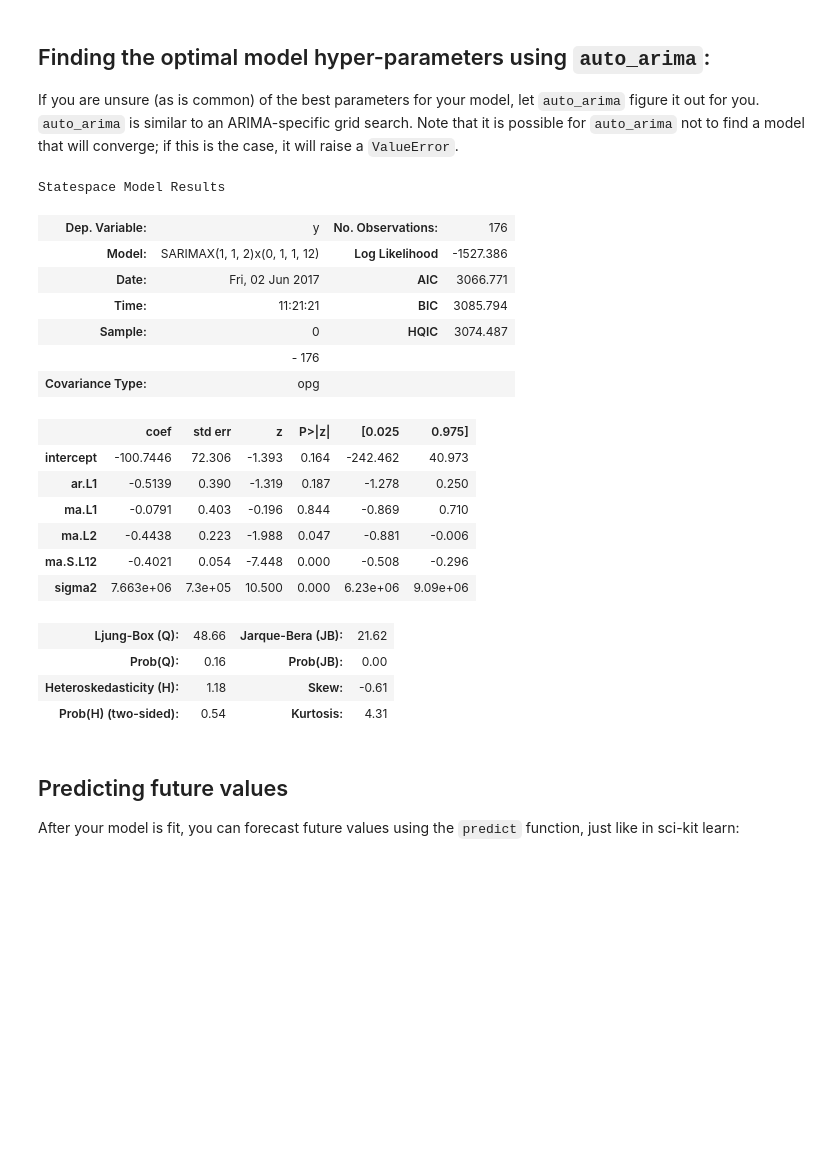
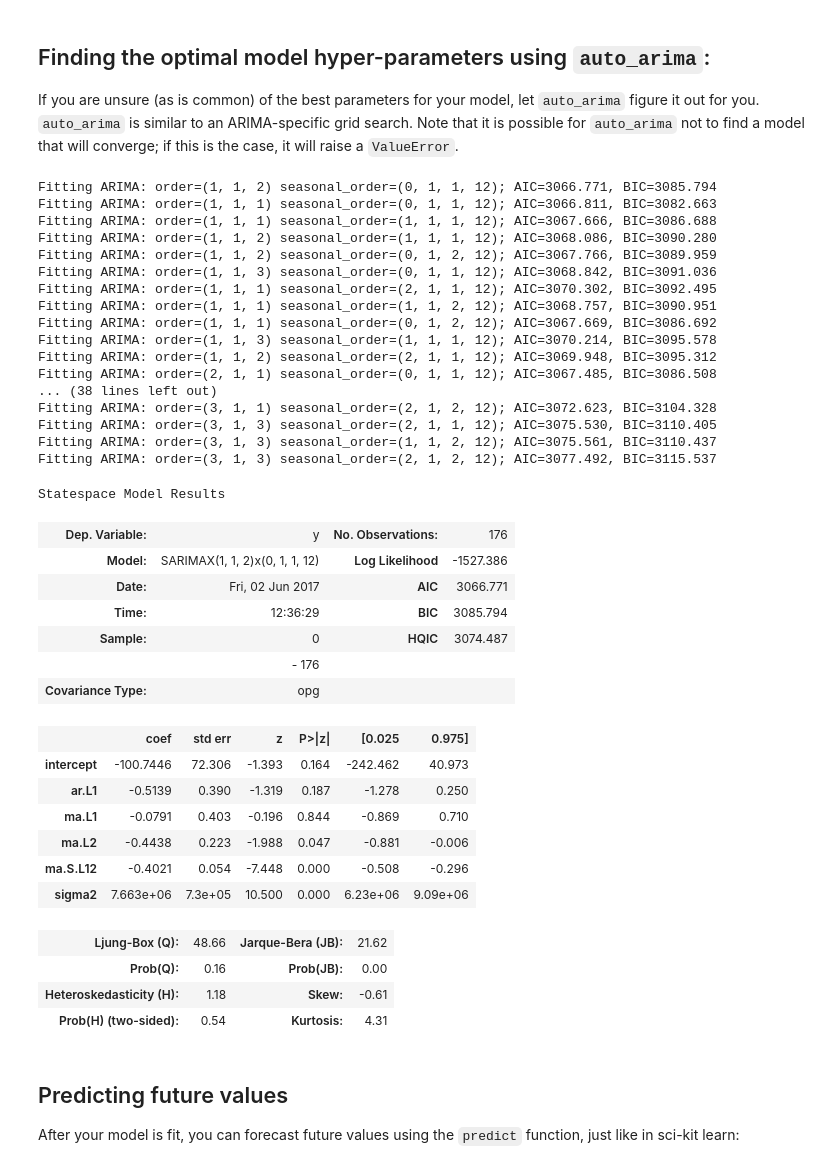
Before and after one commit to alkaline-ml/pmdarima, a Jupyter notebook: doc/examples/quick_start_example.ipynb, the cells around one changed output. Saved outputs shown, nothing was run; the diff lists cells and outputs as text; code cells hidden in the pictures; blank space fills up the shorter version.

Commit message:
Augment trace msg

```diff
--- a/doc/examples/quick_start_example.ipynb
+++ b/doc/examples/quick_start_example.ipynb
@@ -85,18 +85,35 @@ If you are unsure (as is common) of the best parameters for your model, let `aut
 # %%
 from pyramid.arima import auto_arima
 
 fit = auto_arima(wineind, start_p=1, start_q=1, max_p=3, max_q=3, m=12,
-                 start_P=0, seasonal=True, n_jobs=-1, d=1, D=1,
+                 start_P=0, seasonal=True, n_jobs=-1, d=1, D=1, trace=True,
                  error_action='ignore',  # don't want to know if an order does not work
                  suppress_warnings=True)  # don't want convergence warnings
 
 fit.summary()
 # %% [output]
-Statespace Model Results
+Fitting ARIMA: order=(1, 1, 2) seasonal_order=(0, 1, 1, 12); AIC=3066.771, BIC=3085.794
+Fitting ARIMA: order=(1, 1, 1) seasonal_order=(0, 1, 1, 12); AIC=3066.811, BIC=3082.663
+Fitting ARIMA: order=(1, 1, 1) seasonal_order=(1, 1, 1, 12); AIC=3067.666, BIC=3086.688
+Fitting ARIMA: order=(1, 1, 2) seasonal_order=(1, 1, 1, 12); AIC=3068.086, BIC=3090.280
+Fitting ARIMA: order=(1, 1, 2) seasonal_order=(0, 1, 2, 12); AIC=3067.766, BIC=3089.959
+Fitting ARIMA: order=(1, 1, 3) seasonal_order=(0, 1, 1, 12); AIC=3068.842, BIC=3091.036
+Fitting ARIMA: order=(1, 1, 1) seasonal_order=(2, 1, 1, 12); AIC=3070.302, BIC=3092.495
+Fitting ARIMA: order=(1, 1, 1) seasonal_order=(1, 1, 2, 12); AIC=3068.757, BIC=3090.951
+Fitting ARIMA: order=(1, 1, 1) seasonal_order=(0, 1, 2, 12); AIC=3067.669, BIC=3086.692
+Fitting ARIMA: order=(1, 1, 3) seasonal_order=(1, 1, 1, 12); AIC=3070.214, BIC=3095.578
+Fitting ARIMA: order=(1, 1, 2) seasonal_order=(2, 1, 1, 12); AIC=3069.948, BIC=3095.312
+Fitting ARIMA: order=(2, 1, 1) seasonal_order=(0, 1, 1, 12); AIC=3067.485, BIC=3086.508
+... (38 lines left out)
+Fitting ARIMA: order=(3, 1, 1) seasonal_order=(2, 1, 2, 12); AIC=3072.623, BIC=3104.328
+Fitting ARIMA: order=(3, 1, 3) seasonal_order=(2, 1, 1, 12); AIC=3075.530, BIC=3110.405
+Fitting ARIMA: order=(3, 1, 3) seasonal_order=(1, 1, 2, 12); AIC=3075.561, BIC=3110.437
+Fitting ARIMA: order=(3, 1, 3) seasonal_order=(2, 1, 2, 12); AIC=3077.492, BIC=3115.537
+Statespace Model Results
 | Dep. Variable: | y | No. Observations: | 176 |
 | Model: | SARIMAX(1, 1, 2)x(0, 1, 1, 12) | Log Likelihood | -1527.386 |
 | Date: | Fri, 02 Jun 2017 | AIC | 3066.771 |
-| Time: | 11:21:21 | BIC | 3085.794 |
+| Time: | 12:36:29 | BIC | 3085.794 |
 | Sample: | 0 | HQIC | 3074.487 |
 |  | - 176 |  |  |
 | Covariance Type: | opg |  |  |
```
Also changed, not shown: parts of 1 cell of this notebook, 1 other file.
